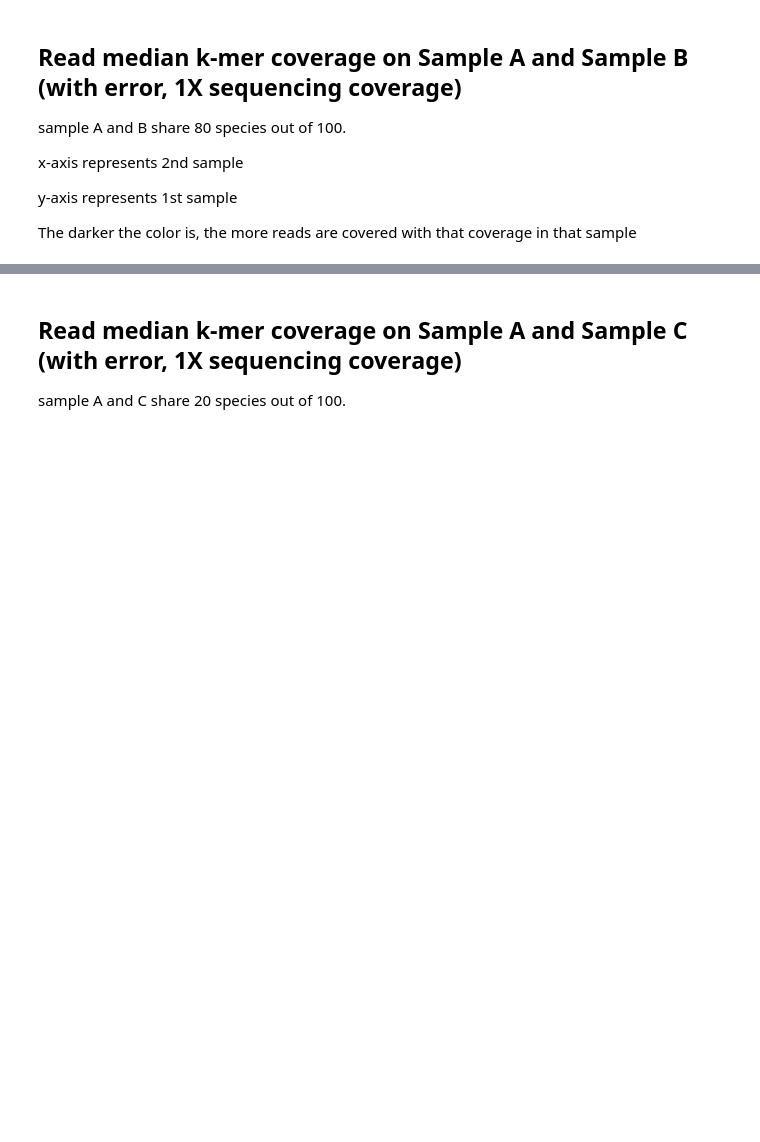
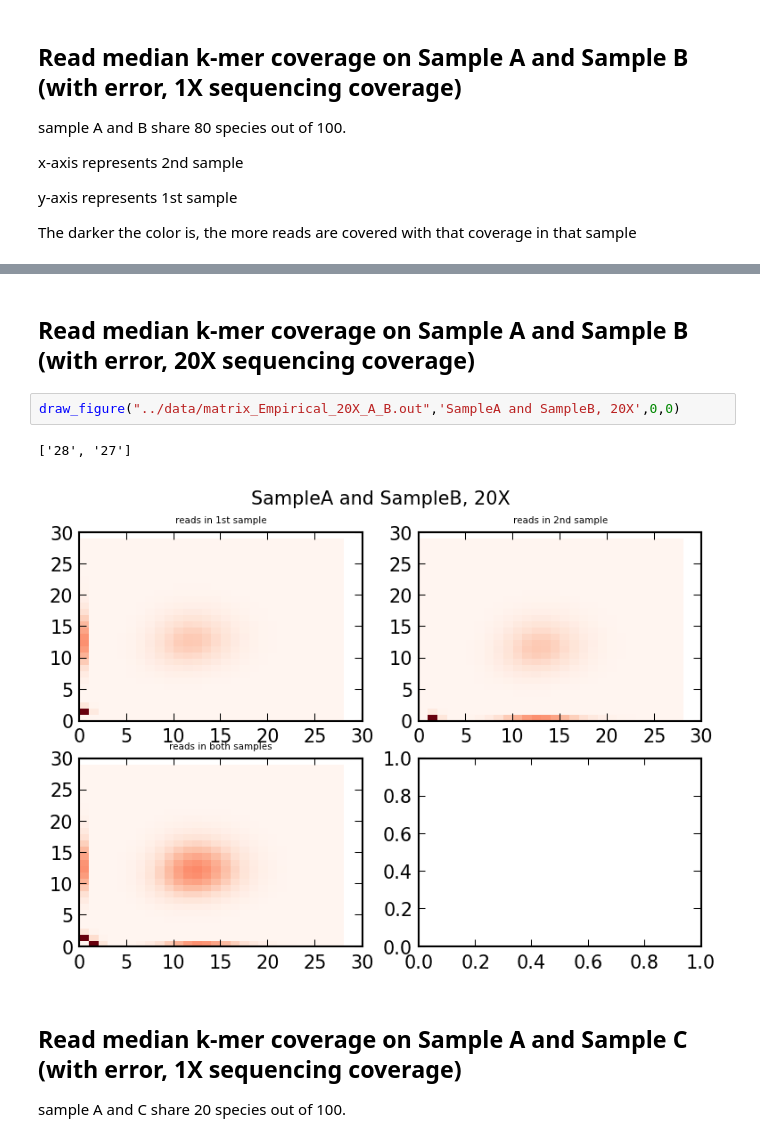
Before and after one commit to qingpeng/2013-diversity, a Jupyter notebook: notebook/Overlap_Matrix.ipynb, the cells around one changed output, grey strips where cells are left out. Cells and saved outputs as stored; diff of their text form; blank space fills up the shorter version.

Commit message:
add 20X data and C/D comparison

```diff
--- a/notebook/Overlap_Matrix.ipynb
+++ b/notebook/Overlap_Matrix.ipynb
@@ -108,3 +108,11 @@ draw_figure("../data/matrix_Empirical_1X_A_B.out",'SampleA and SampleB, 1X',0,0)
+# %% [markdown]
+Read median k-mer coverage on Sample A and Sample B (with error, 20X sequencing coverage)
+--------
+# %%
+draw_figure("../data/matrix_Empirical_20X_A_B.out",'SampleA and SampleB, 20X',0,0)
+# %% [output]
+['28', '27']
+[figure, added]
 # %% [markdown]
 Read median k-mer coverage on Sample A and Sample C (with error, 1X sequencing coverage)
 --------
```
Also changed, not shown: parts of 16 cells of this notebook, 4 other files.
